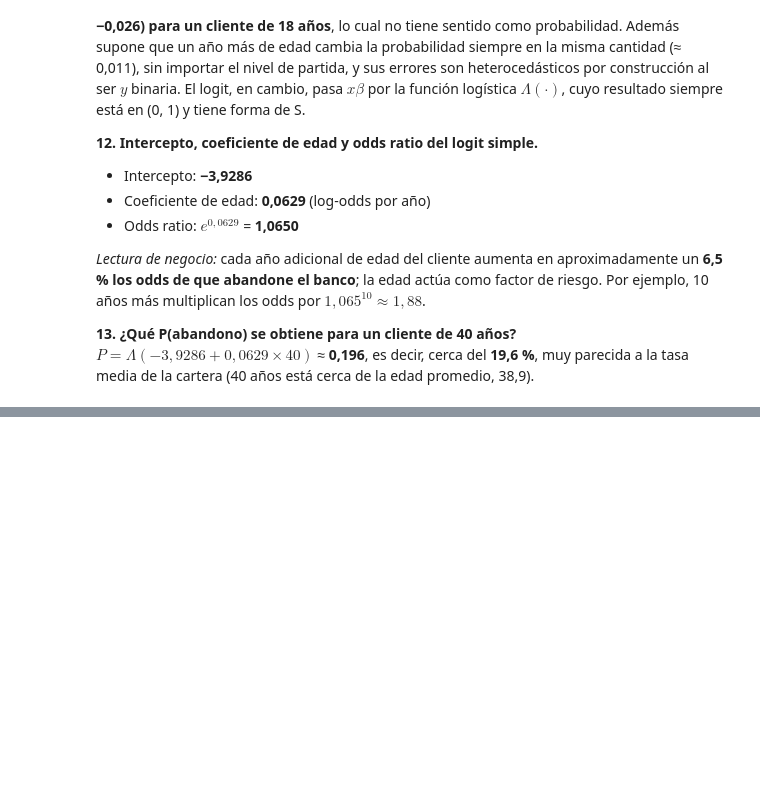
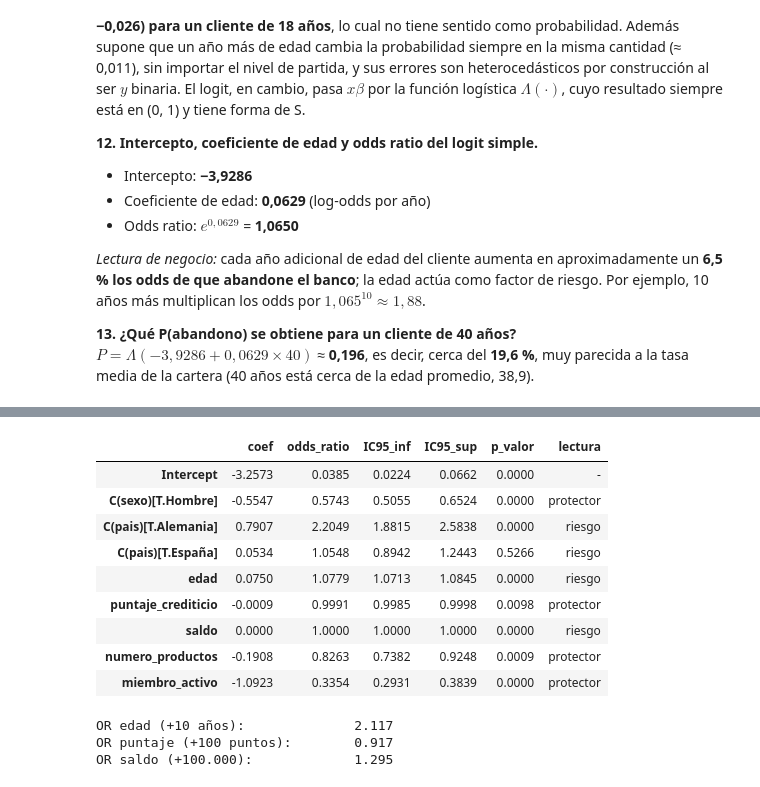
Before and after one commit to camig0516/Taller_2_ML_Clase_9, a Jupyter notebook: Taller_Abandono_Producto_Financiero.ipynb, the cells around one changed output, grey strips where cells are left out. Cells and saved outputs as stored; diff of their text form; code cells hidden in the pictures; blank space fills up the shorter version.

Commit message:
Punto 5: modelos y odds ratios

```diff
--- a/Taller_Abandono_Producto_Financiero.ipynb
+++ b/Taller_Abandono_Producto_Financiero.ipynb
@@ -326,0 +329,12 @@ $P = \Lambda(-3,9286 + 0,0629 \times 40)$ ≈ **0,196**, es decir, cerca del **1
+# %%
+rng = np.random.default_rng(8)
+n = len(df)
+idx_train = rng.choice(n, size=int(0.7 * n), replace=False)
+
+Train_Data = df.iloc[idx_train].copy()
+Test_Data = df.drop(df.index[idx_train]).copy()
+
+print("Filas train:", len(Train_Data), "| Filas test:", len(Test_Data))
+print(f"Tasa de abandono - base completa: {df['abandono'].mean():.4f}")
+print(f"Tasa de abandono - train:         {Train_Data['abandono'].mean():.4f}")
+print(f"Tasa de abandono - test:          {Test_Data['abandono'].mean():.4f}")
@@ -326,0 +346,19 @@ $P = \Lambda(-3,9286 + 0,0629 \times 40)$ ≈ **0,196**, es decir, cerca del **1
+# %%
+formulas = {
+    "fit1": "abandono ~ edad",
+    "fit2": "abandono ~ edad + puntaje_crediticio",
+    "fit3": "abandono ~ edad + puntaje_crediticio + C(sexo)",
+    "fit4": "abandono ~ edad + puntaje_crediticio + C(sexo) + C(pais)",
+    "fit5": "abandono ~ edad + puntaje_crediticio + C(sexo) + C(pais) + saldo + numero_productos + miembro_activo",
+    "fit6": "abandono ~ edad + puntaje_crediticio + C(sexo) + C(pais) + saldo + numero_productos + miembro_activo"
+            " + antiguedad + tiene_tarjeta + salario_estimado",
+}
+
+fits = {k: smf.logit(f, data=Train_Data).fit(disp=0) for k, f in formulas.items()}
+
+tabla_aic = pd.DataFrame({
+    "parametros": [len(m.params) for m in fits.values()],
+    "AIC": [m.aic for m in fits.values()],
+    "pseudo_R2": [m.prsquared for m in fits.values()],
+}, index=fits.keys())
+tabla_aic
@@ -326,0 +387,3 @@ $P = \Lambda(-3,9286 + 0,0629 \times 40)$ ≈ **0,196**, es decir, cerca del **1
+# %%
+logit_fits = fits["fit5"]   # modelo de trabajo
+print(logit_fits.summary())
@@ -326,0 +408,31 @@ $P = \Lambda(-3,9286 + 0,0629 \times 40)$ ≈ **0,196**, es decir, cerca del **1
+# %%
+or_tabla = pd.DataFrame({
+    "coef": logit_fits.params,
+    "odds_ratio": np.exp(logit_fits.params),
+    "IC95_inf": np.exp(logit_fits.conf_int()[0]),
+    "IC95_sup": np.exp(logit_fits.conf_int()[1]),
+    "p_valor": logit_fits.pvalues,
+})
+or_tabla["lectura"] = np.where(or_tabla["odds_ratio"] > 1, "riesgo", "protector")
+or_tabla.loc["Intercept", "lectura"] = "-"
+or_tabla
+# %% [output]
+|  | coef | odds_ratio | IC95_inf | IC95_sup | p_valor | lectura |
+| Intercept | -3.2573 | 0.0385 | 0.0224 | 0.0662 | 0.0000 | - |
+| C(sexo)[T.Hombre] | -0.5547 | 0.5743 | 0.5055 | 0.6524 | 0.0000 | protector |
+| C(pais)[T.Alemania] | 0.7907 | 2.2049 | 1.8815 | 2.5838 | 0.0000 | riesgo |
+| C(pais)[T.España] | 0.0534 | 1.0548 | 0.8942 | 1.2443 | 0.5266 | riesgo |
+| edad | 0.0750 | 1.0779 | 1.0713 | 1.0845 | 0.0000 | riesgo |
+| puntaje_crediticio | -0.0009 | 0.9991 | 0.9985 | 0.9998 | 0.0098 | protector |
+| saldo | 0.0000 | 1.0000 | 1.0000 | 1.0000 | 0.0000 | riesgo |
+| numero_productos | -0.1908 | 0.8263 | 0.7382 | 0.9248 | 0.0009 | protector |
+| miembro_activo | -1.0923 | 0.3354 | 0.2931 | 0.3839 | 0.0000 | protector |
+# %%
+# OR en unidades más legibles
+print(f"OR edad (+10 años):              {np.exp(10 * logit_fits.params['edad']):.3f}")
+print(f"OR puntaje (+100 puntos):        {np.exp(100 * logit_fits.params['puntaje_crediticio']):.3f}")
+print(f"OR saldo (+100.000):             {np.exp(100000 * logit_fits.params['saldo']):.3f}")
+# %% [output]
+OR edad (+10 años):              2.117
+OR puntaje (+100 puntos):        0.917
+OR saldo (+100.000):             1.295
```
Also changed, not shown: parts of 7 cells of this notebook.
